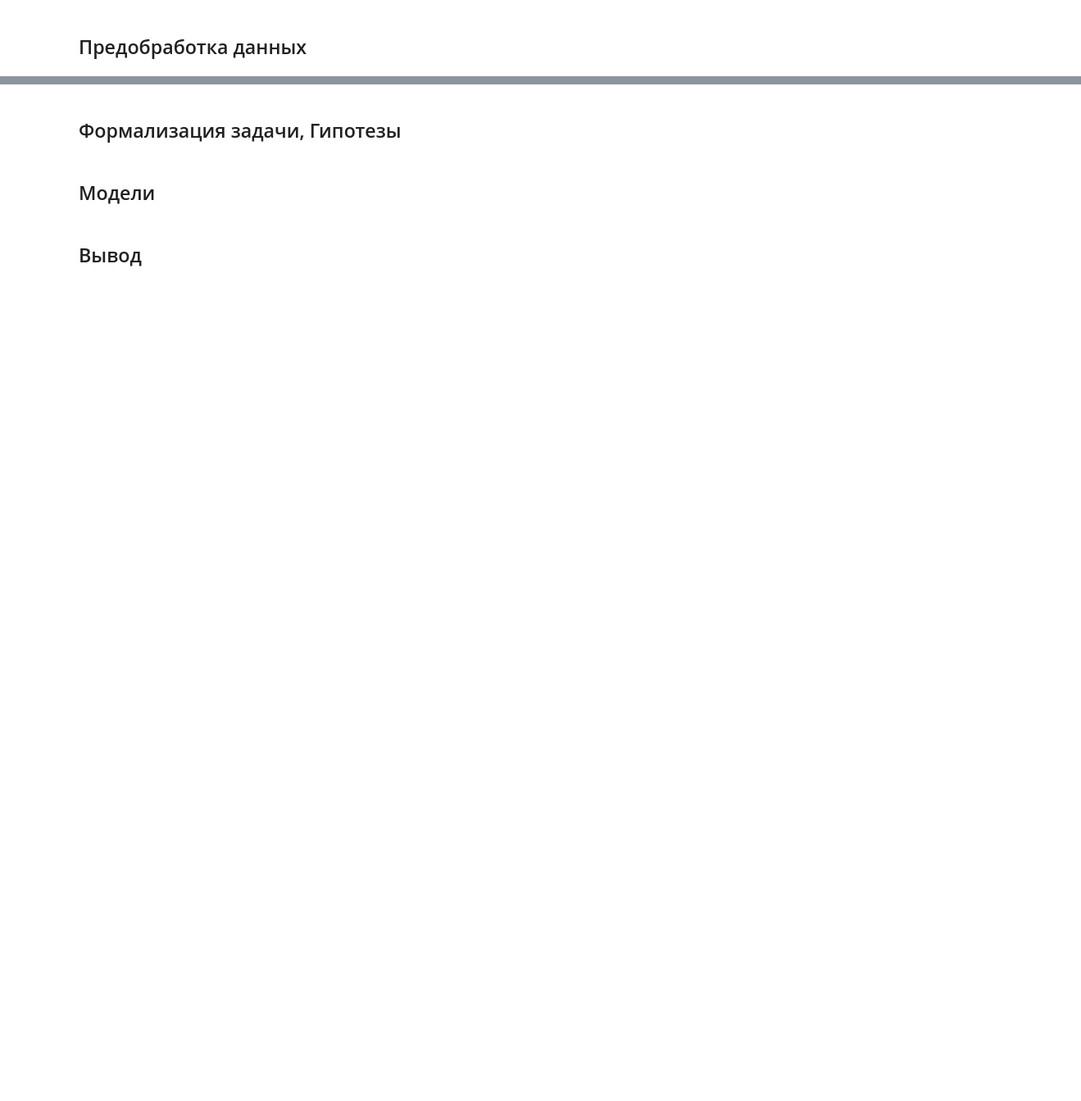
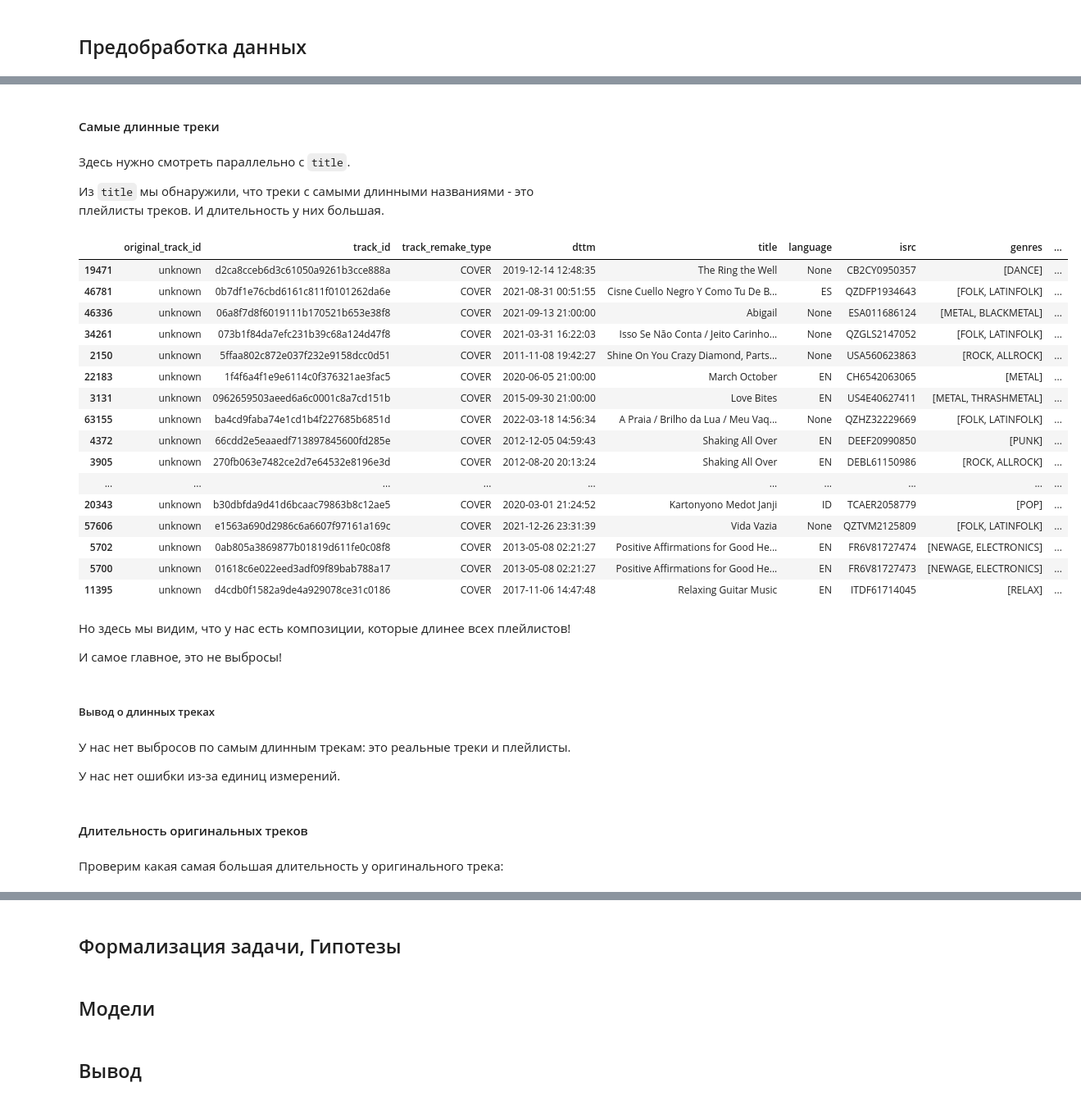
Before and after one commit to Musical-Detectives-Team/hakaton_yandex_music, a Jupyter notebook: hakaton_music_md_pre.ipynb, the cells around one changed output, grey strips where cells are left out. Shown at 82% size. Cells and saved outputs as stored; diff of their text form; code cells hidden in the pictures; blank space fills up the shorter version.

```diff
--- a/hakaton_music_md_pre.ipynb
+++ b/hakaton_music_md_pre.ipynb
@@ -321,0 +432,40 @@ profile_df_united_task_1.to_notebook_iframe()
+# %% [markdown]
+#### Самые длинные треки
+# %% [markdown]
+Здесь нужно смотреть параллельно с `title`.
+
+Из `title` мы обнаружили, что треки с самыми длинными названиями - это плейлисты треков. И длительность у них большая.
+# %%
+df_united_task_1.query('duration !=0').sort_values(by='duration').tail(100)
+# %% [output]
+|  | original_track_id | track_id | track_remake_type | dttm | title | language | isrc | genres | ... |
+| 19471 | unknown | d2ca8cceb6d3c61050a9261b3cce888a | COVER | 2019-12-14 12:48:35 | The Ring the Well | None | CB2CY0950357 | [DANCE] | ... |
+| 46781 | unknown | 0b7df1e76cbd6161c811f0101262da6e | COVER | 2021-08-31 00:51:55 | Cisne Cuello Negro Y Como Tu De B... | ES | QZDFP1934643 | [FOLK, LATINFOLK] | ... |
+| 46336 | unknown | 06a8f7d8f6019111b170521b653e38f8 | COVER | 2021-09-13 21:00:00 | Abigail | None | ESA011686124 | [METAL, BLACKMETAL] | ... |
+| 34261 | unknown | 073b1f84da7efc231b39c68a124d47f8 | COVER | 2021-03-31 16:22:03 | Isso Se Não Conta / Jeito Carinho... | None | QZGLS2147052 | [FOLK, LATINFOLK] | ... |
+| 2150 | unknown | 5ffaa802c872e037f232e9158dcc0d51 | COVER | 2011-11-08 19:42:27 | Shine On You Crazy Diamond, Parts... | None | USA560623863 | [ROCK, ALLROCK] | ... |
+| 22183 | unknown | 1f4f6a4f1e9e6114c0f376321ae3fac5 | COVER | 2020-06-05 21:00:00 | March October | EN | CH6542063065 | [METAL] | ... |
+| 3131 | unknown | 0962659503aeed6a6c0001c8a7cd151b | COVER | 2015-09-30 21:00:00 | Love Bites | EN | US4E40627411 | [METAL, THRASHMETAL] | ... |
+| 63155 | unknown | ba4cd9faba74e1cd1b4f227685b6851d | COVER | 2022-03-18 14:56:34 | A Praia / Brilho da Lua / Meu Vaq... | None | QZHZ32229669 | [FOLK, LATINFOLK] | ... |
+| 4372 | unknown | 66cdd2e5eaaedf713897845600fd285e | COVER | 2012-12-05 04:59:43 | Shaking All Over | EN | DEEF20990850 | [PUNK] | ... |
+| 3905 | unknown | 270fb063e7482ce2d7e64532e8196e3d | COVER | 2012-08-20 20:13:24 | Shaking All Over | EN | DEBL61150986 | [ROCK, ALLROCK] | ... |
+| ... | ... | ... | ... | ... | ... | ... | ... | ... | ... |
+| 20343 | unknown | b30dbfda9d41d6bcaac79863b8c12ae5 | COVER | 2020-03-01 21:24:52 | Kartonyono Medot Janji | ID | TCAER2058779 | [POP] | ... |
+| 57606 | unknown | e1563a690d2986c6a6607f97161a169c | COVER | 2021-12-26 23:31:39 | Vida Vazia | None | QZTVM2125809 | [FOLK, LATINFOLK] | ... |
+| 5702 | unknown | 0ab805a3869877b01819d611fe0c08f8 | COVER | 2013-05-08 02:21:27 | Positive Affirmations for Good He... | EN | FR6V81727474 | [NEWAGE, ELECTRONICS] | ... |
+| 5700 | unknown | 01618c6e022eed3adf09f89bab788a17 | COVER | 2013-05-08 02:21:27 | Positive Affirmations for Good He... | EN | FR6V81727473 | [NEWAGE, ELECTRONICS] | ... |
+| 11395 | unknown | d4cdb0f1582a9de4a929078ce31c0186 | COVER | 2017-11-06 14:47:48 | Relaxing Guitar Music | EN | ITDF61714045 | [RELAX] | ... |
+# %% [markdown]
+Но здесь мы видим, что у нас есть композиции, которые длинее всех плейлистов!
+
+И самое главное, это не выбросы!
+# %% [markdown]
+##### Вывод о длинных треках
+# %% [markdown]
+У нас нет выбросов по самым длинным трекам: это реальные треки и плейлисты.
+
+У нас нет ошибки из-за единиц измерений.
+# %% [markdown]
+#### Длительность оригинальных треков
+# %% [markdown]
+Проверим какая самая большая длительность у оригинального трека:
```
Also changed, not shown: parts of 124 cells of this notebook.
